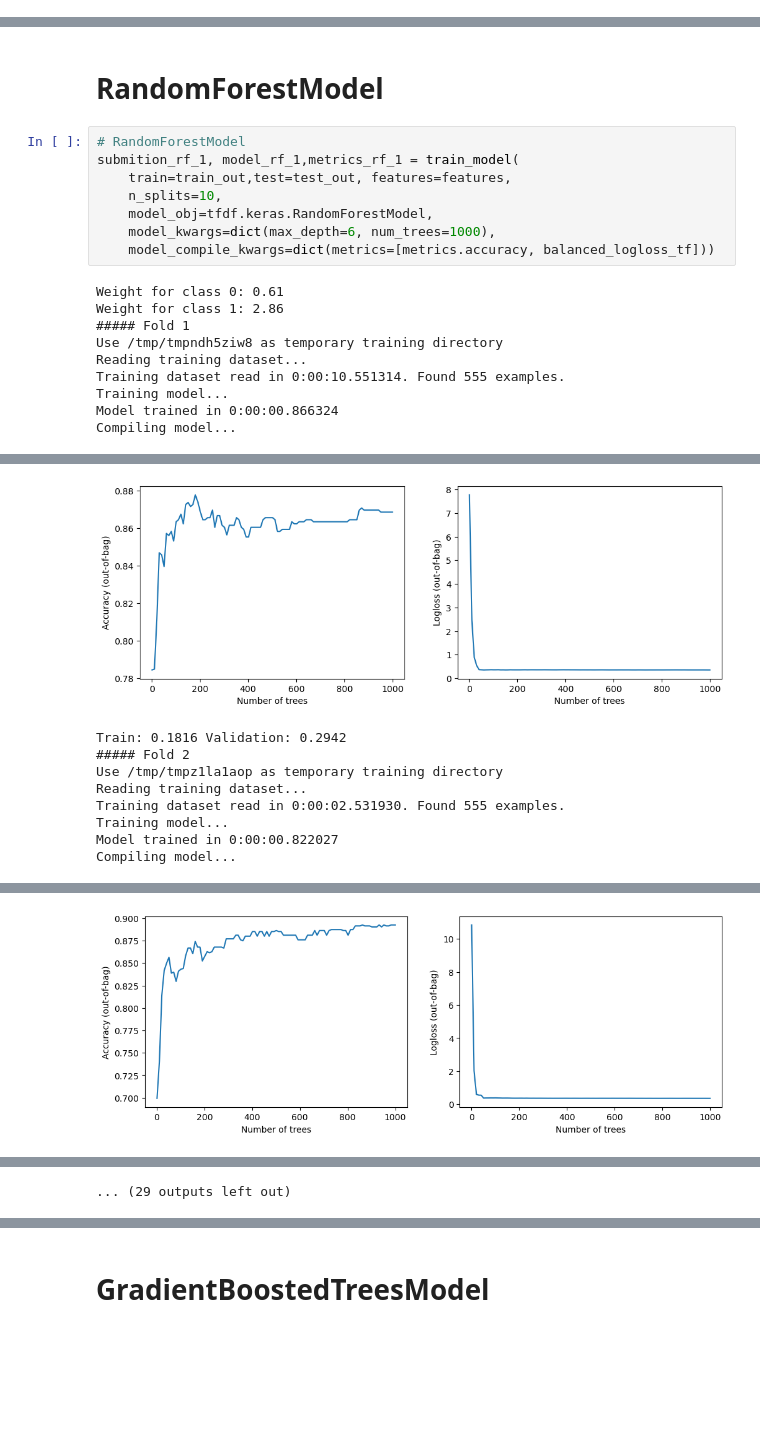
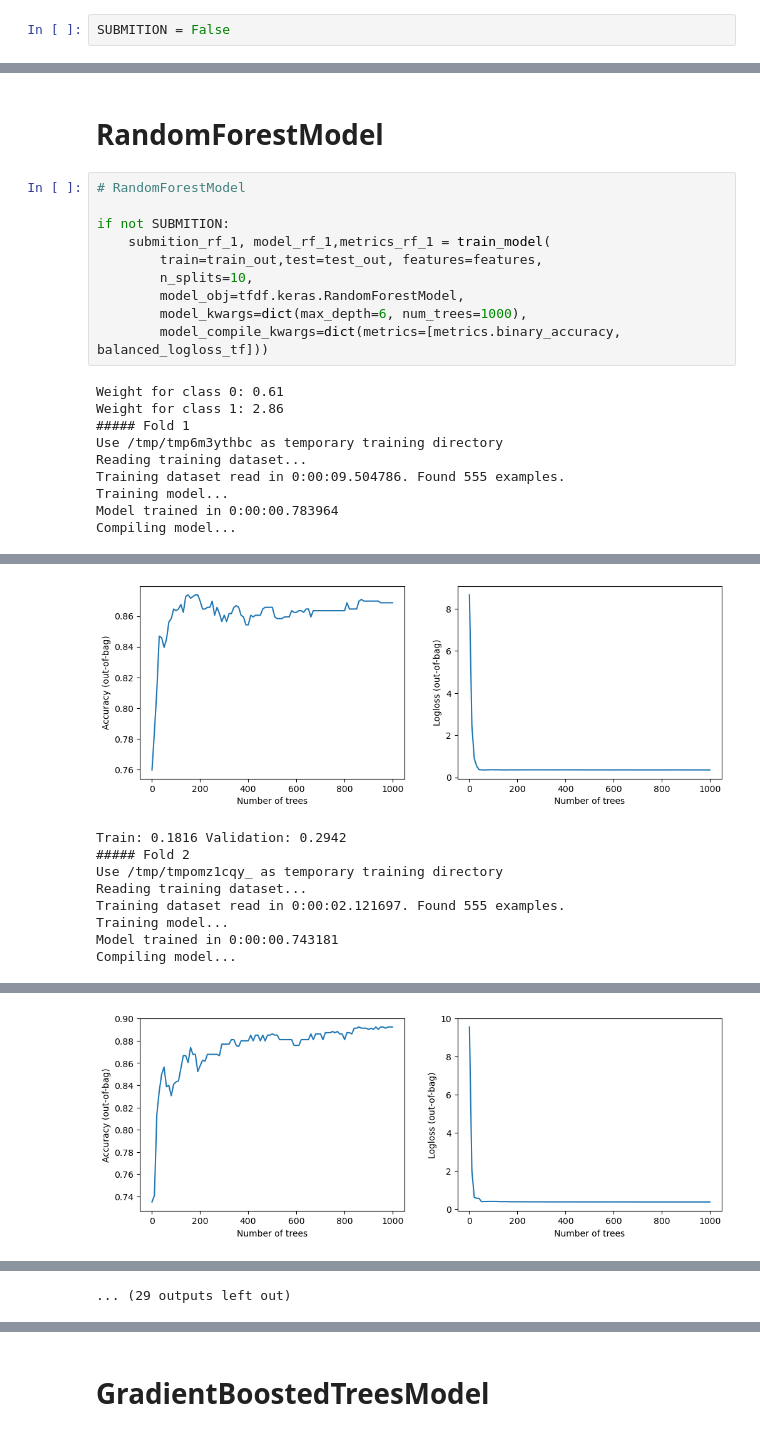
Before and after one commit to Bagirov-lab/Kaggle, a Jupyter notebook: identifying-age-related-train.ipynb, the cells around one changed output, grey strips where cells are left out. Drawn from its saved outputs; the diff is of its cells as text; blank space fills up the shorter version.

Commit message:
Kaggle Notebook | Identifying Age-Related Train | Version 34

```diff
--- a/identifying-age-related-train.ipynb
+++ b/identifying-age-related-train.ipynb
@@ -23,3 +27,5 @@ Plan:
+# %%
+SUBMITION = False
 # %% [markdown]
 ## Install TabPFN offline
 # %%
@@ -346,19 +353,21 @@ def balanced_logloss_tf(y_true: tf.Tensor, y_pred: tf.Tensor) -> tf.Tensor:
 # RandomForestModel
 # %%
 # RandomForestModel
-submition_rf_1, model_rf_1,metrics_rf_1 = train_model(
-    train=train_out,test=test_out, features=features,
-    n_splits=10,
-    model_obj=tfdf.keras.RandomForestModel,
-    model_kwargs=dict(max_depth=6, num_trees=1000),
-    model_compile_kwargs=dict(metrics=[metrics.accuracy, balanced_logloss_tf]))
+
+if not SUBMITION:
+    submition_rf_1, model_rf_1,metrics_rf_1 = train_model(
+        train=train_out,test=test_out, features=features,
+        n_splits=10,
+        model_obj=tfdf.keras.RandomForestModel,
+        model_kwargs=dict(max_depth=6, num_trees=1000),
+        model_compile_kwargs=dict(metrics=[metrics.binary_accuracy, balanced_logloss_tf]))
 # %% [output]
 Weight for class 0: 0.61
 Weight for class 1: 2.86
 ##### Fold 1
-Use /tmp/tmpndh5ziw8 as temporary training directory
+Use /tmp/tmp6m3ythbc as temporary training directory
 Reading training dataset...
-Training dataset read in 0:00:10.551314. Found 555 examples.
+Training dataset read in 0:00:09.504786. Found 555 examples.
 Training model...
-Model trained in 0:00:00.866324
+Model trained in 0:00:00.783964
 Compiling model...
@@ -378,9 +387,9 @@ Model compiled.
-[figure, old version]
+[figure, new version]
 Train: 0.1816 Validation: 0.2942
 ##### Fold 2
-Use /tmp/tmpz1la1aop as temporary training directory
+Use /tmp/tmpomz1cqy_ as temporary training directory
 Reading training dataset...
-Training dataset read in 0:00:02.531930. Found 555 examples.
+Training dataset read in 0:00:02.121697. Found 555 examples.
 Training model...
-Model trained in 0:00:00.822027
+Model trained in 0:00:00.743181
 Compiling model...
@@ -396,3 +405,3 @@ Model compiled.
-[figure, old version]
+[figure, new version]
 Train: 0.1801 Validation: 0.3145
 ##### Fold 3
```
Also changed, not shown: parts of 17 cells of this notebook.
